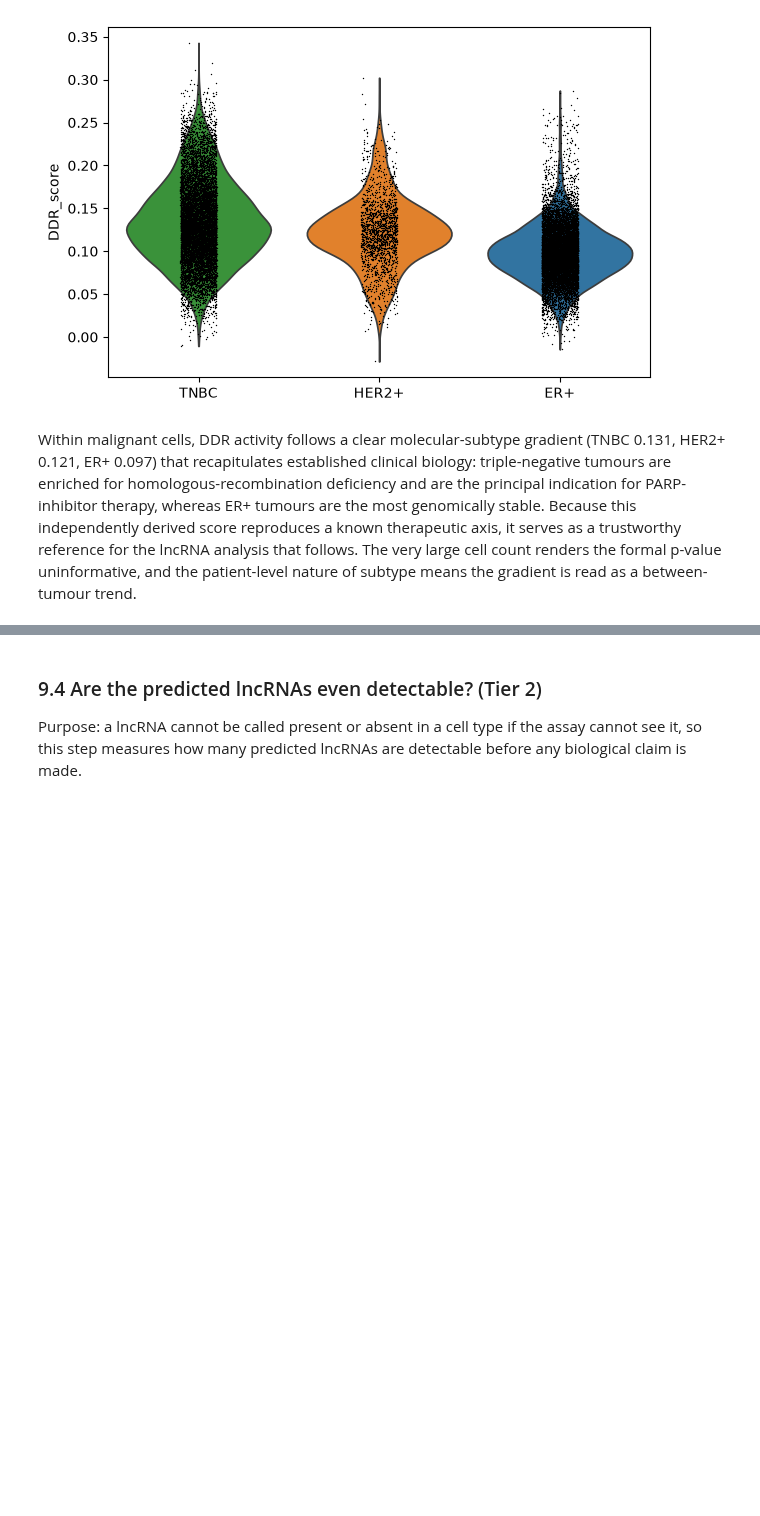
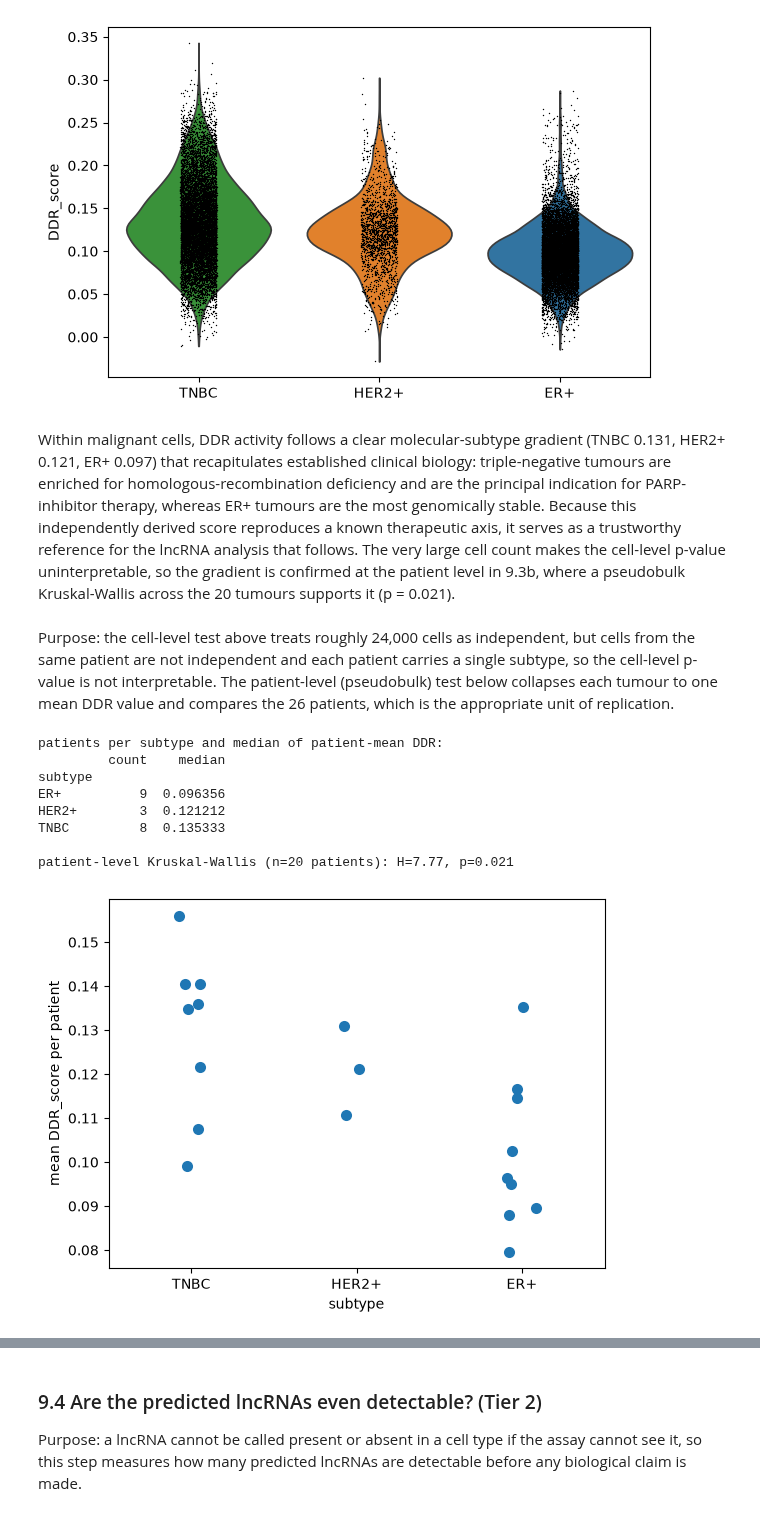
Before and after one commit to snehalshah2887/scrna-breast-ddr, a Jupyter notebook: notebooks/01_breast_ddr.ipynb, the cells around one changed output, grey strips where cells are left out. Saved outputs shown, nothing was run; the diff lists cells and outputs as text; code cells hidden in the pictures; blank space fills up the shorter version.

```diff
--- a/notebooks/01_breast_ddr.ipynb
+++ b/notebooks/01_breast_ddr.ipynb
@@ -6,6 +6,7 @@ Independent reanalysis of the Wu et al. (2021) breast cancer atlas (GSE176078; 1
 Prior to processing, the dataset is characterised to establish four properties required by the pipeline: (1) its dimensions; (2) the location of the raw counts, since CELLxGENE stores the authors' normalised data in `adata.X` and the raw counts in `adata.raw.X`, and the pipeline must be initialised from raw counts; (3) the gene-identifier scheme (Ensembl IDs, with symbols in `feature_name`), required for DDR scoring; and (4) the available annotations, namely the cell-type column (`celltype_major`, used for validation) and the patient column (`donor_id`, required for Harmony integration across the 26 patients).
 # %%
 import os
+import random
 import scanpy as sc
 import numpy as np
 import pandas as pd
@@ -13,13 +14,17 @@ import harmonypy
 import decoupler as dc
 import seaborn as sns
 import matplotlib.pyplot as plt
-import gseapy as gp
 from scipy.stats import hypergeom
 from statsmodels.stats.multitest import multipletests
-from scipy.stats import hypergeom
 from collections import Counter
 import celltypist
 from celltypist import models
+
+# Reproducibility: fix random seeds so the analysis is deterministic across runs.
+SEED = 0
+random.seed(SEED)
+np.random.seed(SEED)
+sc.settings.verbosity = 1
 # %%
 adata = sc.read_h5ad("../data/raw/breast_atlas.h5ad")
 adata
@@ -280,0 +294,18 @@ Number of clusters: 28
+# %%
+# 7.1 robustness: batch mixing + resolution stability
+from sklearn.metrics import adjusted_rand_score
+
+# (a) batch mixing: mean normalised donor entropy per cluster (1 = patients fully intermixed)
+def norm_entropy(s):
+    p = s.value_counts(normalize=True).values
+    return float(-(p * np.log(p)).sum() / np.log(len(p))) if len(p) > 1 else 0.0
+mix = adata.obs.groupby("leiden", observed=True)["donor_id"].apply(norm_entropy)
+print(f"batch mixing (mean per-cluster donor entropy, 1=fully mixed): {mix.mean():.2f}")
+
+# (b) resolution sweep: number of clusters and agreement (ARI) with the published major labels
+for r in [0.5, 1.0, 1.5]:
+    key = f"leiden_r{r}"
+    sc.tl.leiden(adata, resolution=r, flavor="igraph", n_iterations=2, directed=False,
+                 random_state=SEED, key_added=key)
+    ari = adjusted_rand_score(adata.obs["celltype_major"], adata.obs[key])
+    print(f"resolution {r}: {adata.obs[key].nunique():2d} clusters | ARI vs published labels = {ari:.2f}")
@@ -779,6 +819,29 @@ Within malignant cells, DDR activity follows a clear molecular-subtype gradient
 0.121, ER+ 0.097) that recapitulates established clinical biology: triple-negative tumours are enriched for
 homologous-recombination deficiency and are the principal indication for PARP-inhibitor therapy, whereas
 ER+ tumours are the most genomically stable. Because this independently derived score reproduces a known
-therapeutic axis, it serves as a trustworthy reference for the lncRNA analysis that follows. The very large
-cell count renders the formal p-value uninformative, and the patient-level nature of subtype means the
-gradient is read as a between-tumour trend.
+therapeutic axis, it serves as a trustworthy reference for the lncRNA analysis that follows. The very large cell count makes the cell-level p-value uninterpretable, so the gradient is confirmed at the patient level in 9.3b, where a pseudobulk Kruskal-Wallis across the 20 tumours supports it (p = 0.021).
+# %% [markdown]
+Purpose: the cell-level test above treats roughly 24,000 cells as independent, but cells from the same
+patient are not independent and each patient carries a single subtype, so the cell-level p-value is not
+interpretable. The patient-level (pseudobulk) test below collapses each tumour to one mean DDR value and
+compares the 26 patients, which is the appropriate unit of replication.
+# %%
+# 9.3b patient-level (pseudobulk) subtype comparison: one mean DDR per patient
+pb = (mal.obs.groupby("donor_id", observed=True)
+        .agg(DDR_mean=("DDR_score", "mean"), subtype=("subtype", "first")).reset_index())
+print("patients per subtype and median of patient-mean DDR:")
+print(pb.groupby("subtype", observed=True)["DDR_mean"].agg(["count", "median"]).to_string())
+H, p = kruskal(*[pb.loc[pb["subtype"] == s, "DDR_mean"] for s in subs])
+print(f"\npatient-level Kruskal-Wallis (n={len(pb)} patients): H={H:.2f}, p={p:.3f}")
+sns.stripplot(data=pb, x="subtype", y="DDR_mean", order=subs, size=8)
+plt.ylabel("mean DDR_score per patient"); plt.show()
+# %% [output]
+patients per subtype and median of patient-mean DDR:
+         count    median
+subtype
+ER+          9  0.096356
+HER2+        3  0.121212
+TNBC         8  0.135333
+
+patient-level Kruskal-Wallis (n=20 patients): H=7.77, p=0.021
+[figure, added]
```
Also changed, not shown: parts of 12 cells of this notebook, 1 other file.
